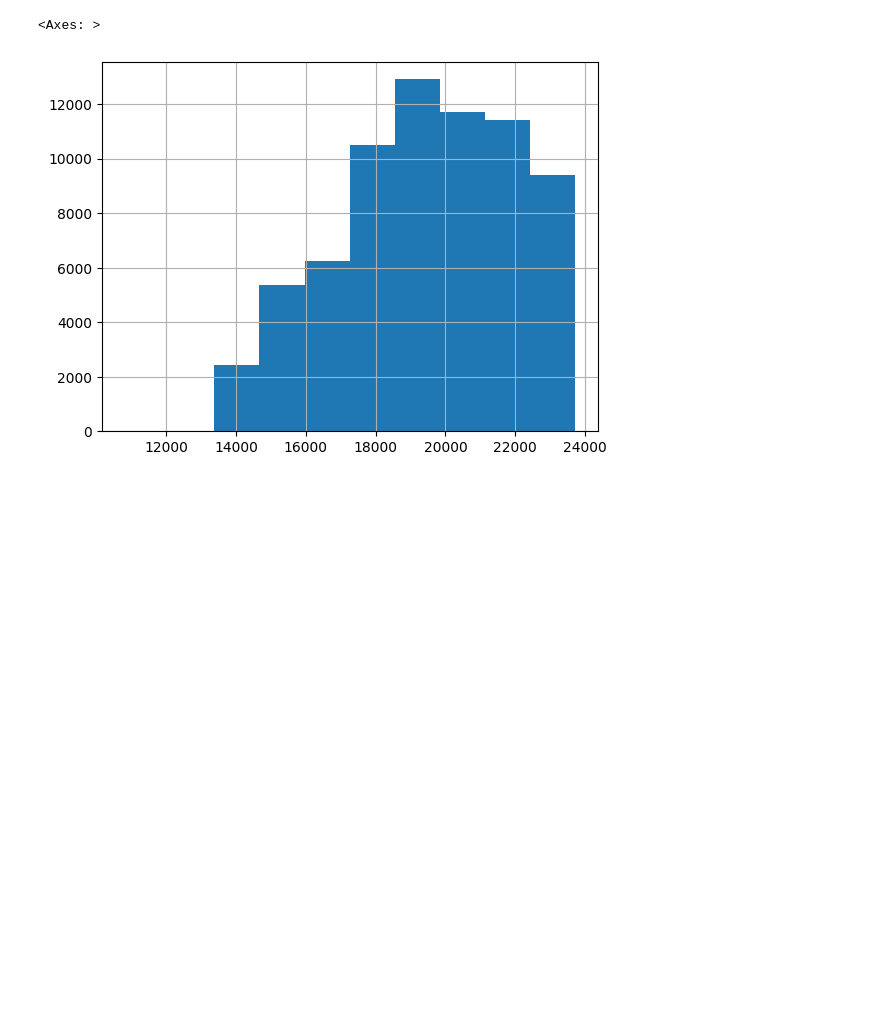
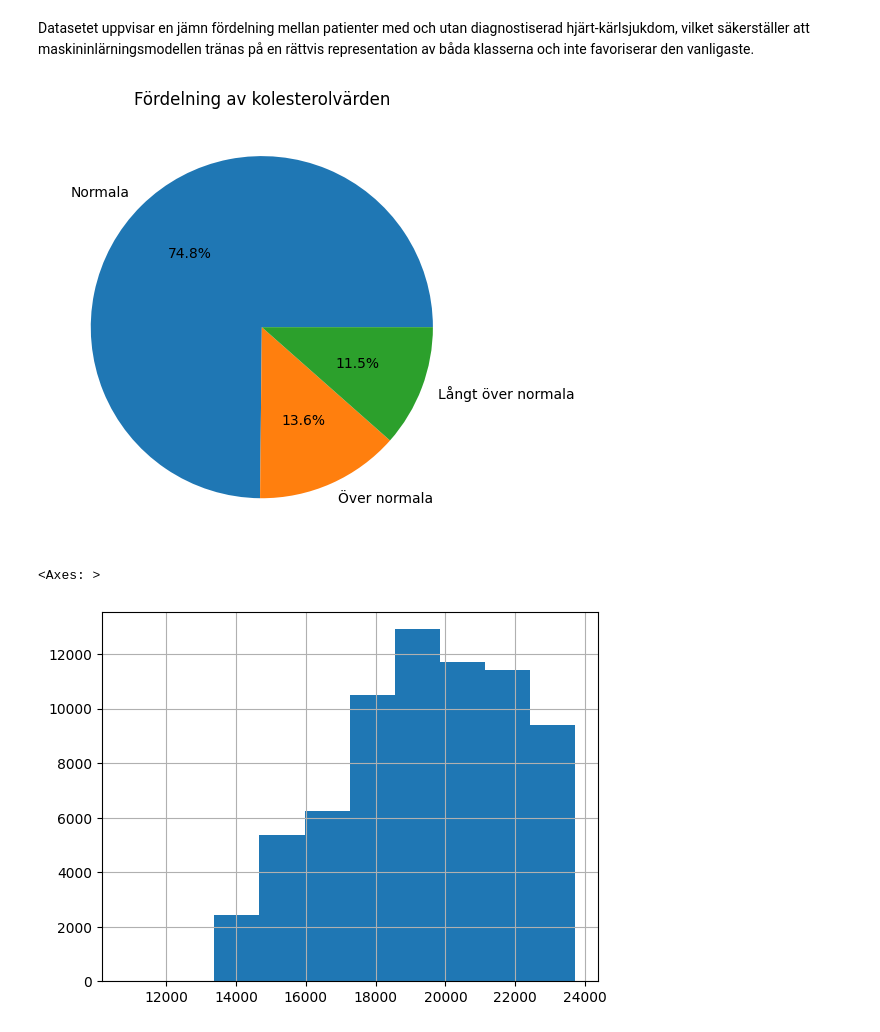
Before and after one commit to PhilipL02/Lab-Disease-Prediction, a Jupyter notebook: lab.ipynb, the cells around one changed output. Cells and saved outputs as stored; diff of their text form; code cells hidden in the pictures; blank space fills up the shorter version.

```diff
--- a/lab.ipynb
+++ b/lab.ipynb
@@ -123,3 +65,10 @@ ax.pie(sizes, labels=labels, autopct='%1.1f%%')
+# %% [markdown]
+Datasetet uppvisar en jämn fördelning mellan patienter med och utan diagnostiserad hjärt-kärlsjukdom, vilket säkerställer att maskininlärningsmodellen tränas på en rättvis representation av båda klasserna och inte favoriserar den vanligaste.
+# %%
+# Hur stor andel har normala, över normala och långt över normala kolesterolvärden? Rita ett tårtdiagram.
+plot_cholesterol_distribution(df)
+# %% [output]
+[figure, added]
 # %%
 # Hur ser åldersfördelningen ut? Rita ett histogram.
 # TODO: Labels and title
```
Also changed, not shown: parts of 37 cells of this notebook, 2 other files.
